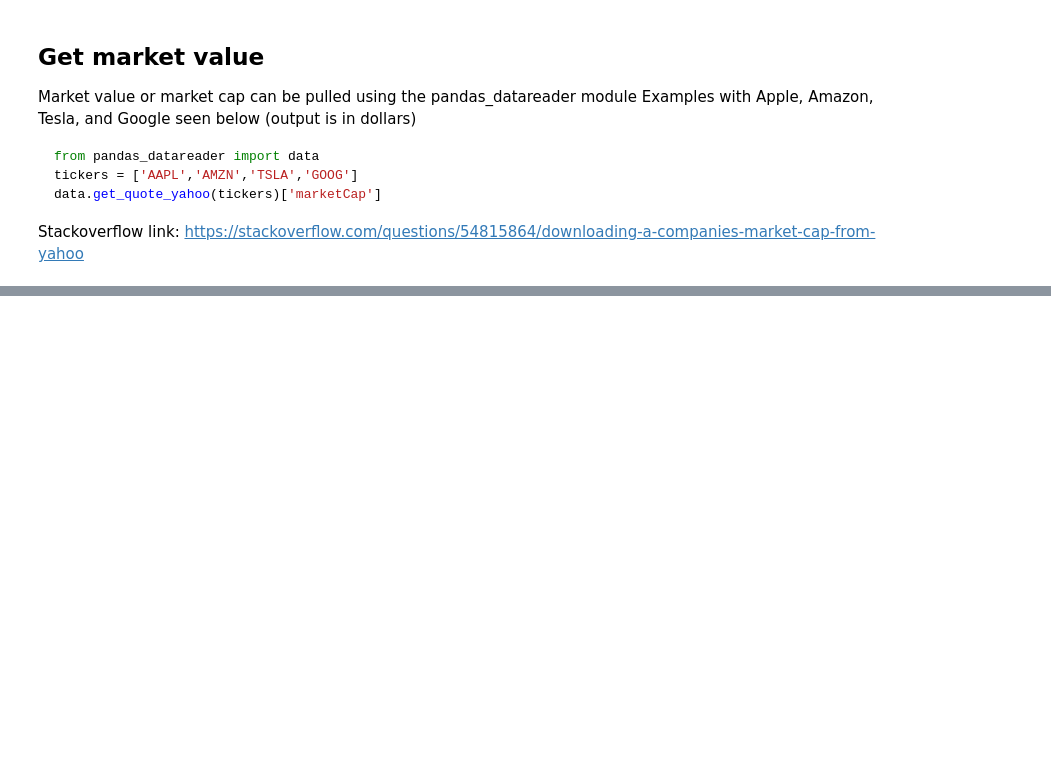
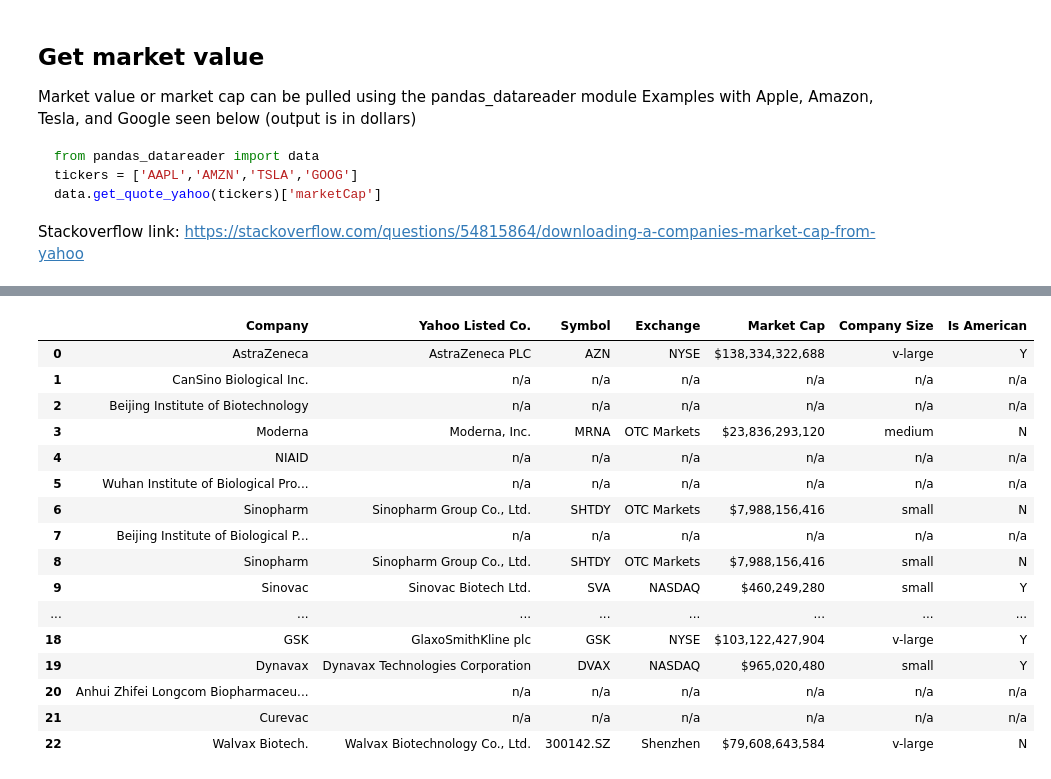
Before and after one commit to hchung91/medwatch, a Jupyter notebook: notebooks/07-01-20_Parse_CSV_for_companies.ipynb, the cells around one changed output, grey strips where cells are left out. Drawn from its saved outputs; the diff is of its cells as text; code cells hidden in the pictures; blank space fills up the shorter version.

Commit message:
Look up company market cap through Yahoo! Finance API and categorize company size

```diff
--- a/notebooks/07-01-20_Parse_CSV_for_companies.ipynb
+++ b/notebooks/07-01-20_Parse_CSV_for_companies.ipynb
@@ -260,0 +335,31 @@ Stackoverflow link: https://stackoverflow.com/questions/54815864/downloading-a-c
+# %%
+fmarket_caps = []
+for cap in market_caps:
+    if cap != 'n/a':
+        fcap = f'${cap:,}'
+    else:
+        fcap = cap
+
+    fmarket_caps.append(fcap)
+
+df2.insert(4, 'Market Cap', fmarket_caps, True)
+df2.insert(5, 'Company Size', market_sizes, True)
+df2.head(23)
+# %% [output]
+|  | Company | Yahoo Listed Co. | Symbol | Exchange | Market Cap | Company Size | Is American |
+| 0 | AstraZeneca | AstraZeneca PLC | AZN | NYSE | $138,334,322,688 | v-large | Y |
+| 1 | CanSino Biological Inc. | n/a | n/a | n/a | n/a | n/a | n/a |
+| 2 | Beijing Institute of Biotechnology | n/a | n/a | n/a | n/a | n/a | n/a |
+| 3 | Moderna | Moderna, Inc. | MRNA | OTC Markets | $23,836,293,120 | medium | N |
+| 4 | NIAID | n/a | n/a | n/a | n/a | n/a | n/a |
+| 5 | Wuhan Institute of Biological Pro... | n/a | n/a | n/a | n/a | n/a | n/a |
+| 6 | Sinopharm | Sinopharm Group Co., Ltd. | SHTDY | OTC Markets | $7,988,156,416 | small | N |
+| 7 | Beijing Institute of Biological P... | n/a | n/a | n/a | n/a | n/a | n/a |
+| 8 | Sinopharm | Sinopharm Group Co., Ltd. | SHTDY | OTC Markets | $7,988,156,416 | small | N |
+| 9 | Sinovac | Sinovac Biotech Ltd. | SVA | NASDAQ | $460,249,280 | small | Y |
+| ... | ... | ... | ... | ... | ... | ... | ... |
+| 18 | GSK | GlaxoSmithKline plc | GSK | NYSE | $103,122,427,904 | v-large | Y |
+| 19 | Dynavax | Dynavax Technologies Corporation | DVAX | NASDAQ | $965,020,480 | small | Y |
+| 20 | Anhui Zhifei Longcom Biopharmaceu... | n/a | n/a | n/a | n/a | n/a | n/a |
+| 21 | Curevac | n/a | n/a | n/a | n/a | n/a | n/a |
+| 22 | Walvax Biotech. | Walvax Biotechnology Co., Ltd. | 300142.SZ | Shenzhen | $79,608,643,584 | v-large | N |
```
Also changed, not shown: parts of 3 cells of this notebook.
